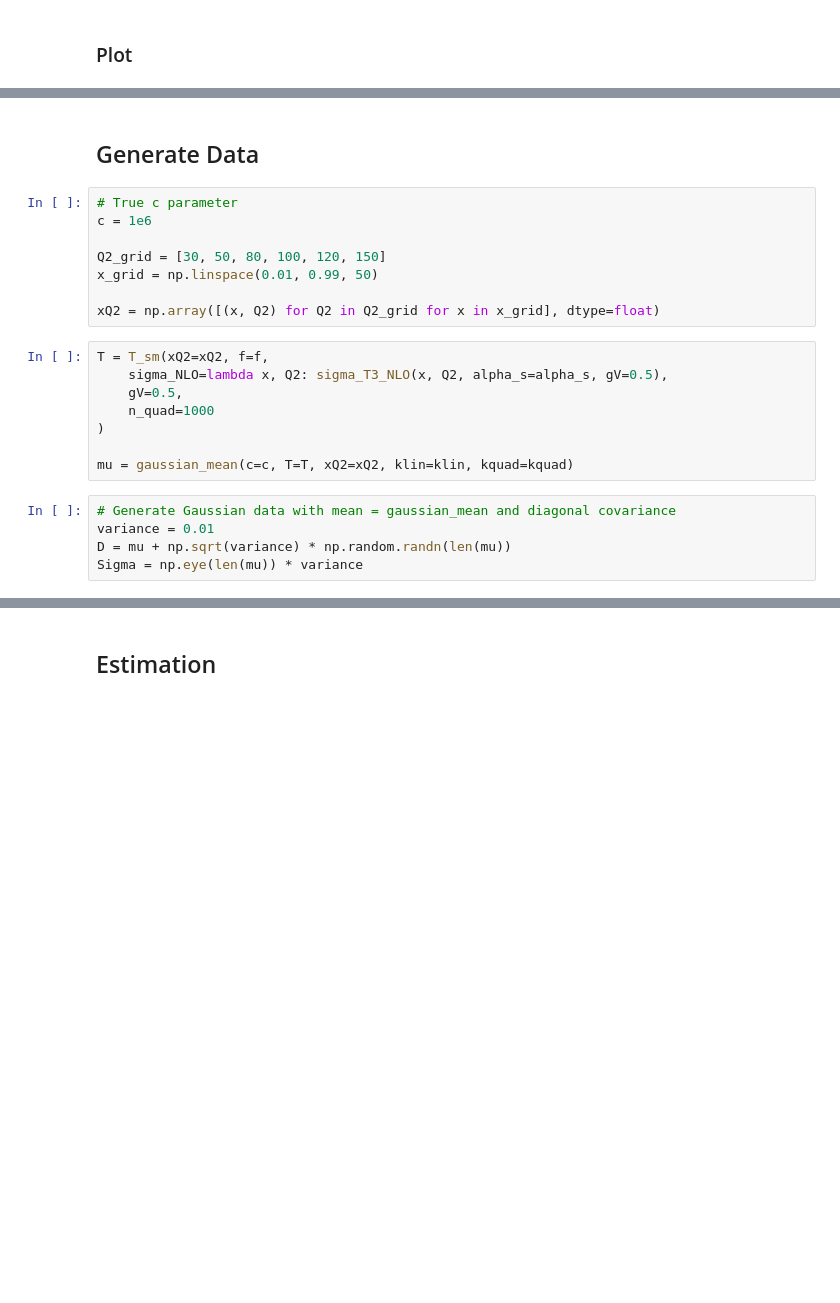
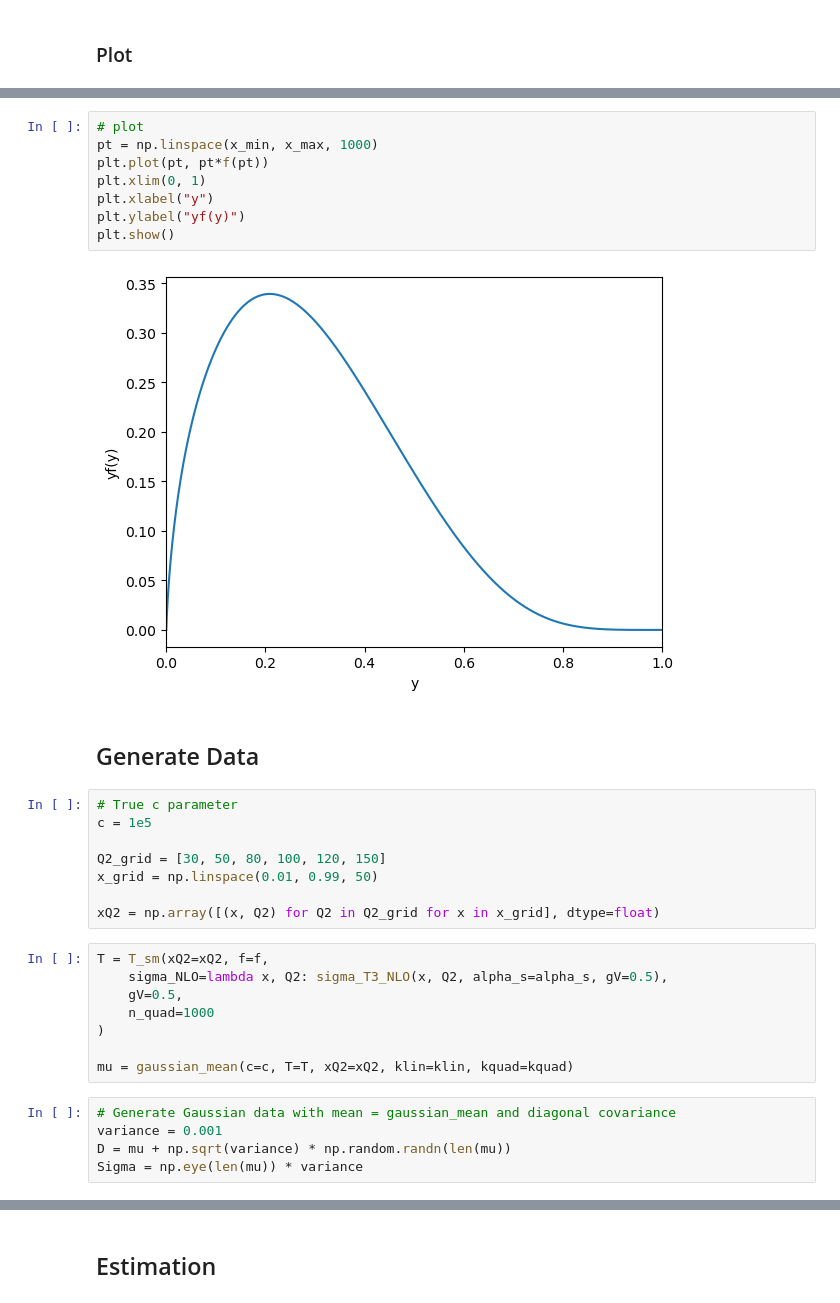
Before and after one commit to richardzhs/Semiparametric_Parameter_Estimation_PDF, a Jupyter notebook: real-model-demo.ipynb, the cells around one changed output, grey strips where cells are left out. Saved outputs shown, nothing was run; the diff lists cells and outputs as text; blank space fills up the shorter version.

```diff
--- a/real-model-demo.ipynb
+++ b/real-model-demo.ipynb
@@ -1031,8 +1031,18 @@ plt.show()
+# %%
+# plot
+pt = np.linspace(x_min, x_max, 1000)
+plt.plot(pt, pt*f(pt))
+plt.xlim(0, 1)
+plt.xlabel("y")
+plt.ylabel("yf(y)")
+plt.show()
+# %% [output]
+[figure, added]
 # %% [markdown]
 ## Generate Data
 # %%
 # True c parameter
-c = 1e6
+c = 1e5
 
 Q2_grid = [30, 50, 80, 100, 120, 150]
 x_grid = np.linspace(0.01, 0.99, 50)
@@ -1048,7 +1058,7 @@ T = T_sm(xQ2=xQ2, f=f,
 mu = gaussian_mean(c=c, T=T, xQ2=xQ2, klin=klin, kquad=kquad)
 # %%
 # Generate Gaussian data with mean = gaussian_mean and diagonal covariance
-variance = 0.01
+variance = 0.001
 D = mu + np.sqrt(variance) * np.random.randn(len(mu))
 Sigma = np.eye(len(mu)) * variance
 # %%
```
Also changed, not shown: parts of 13 cells of this notebook.
